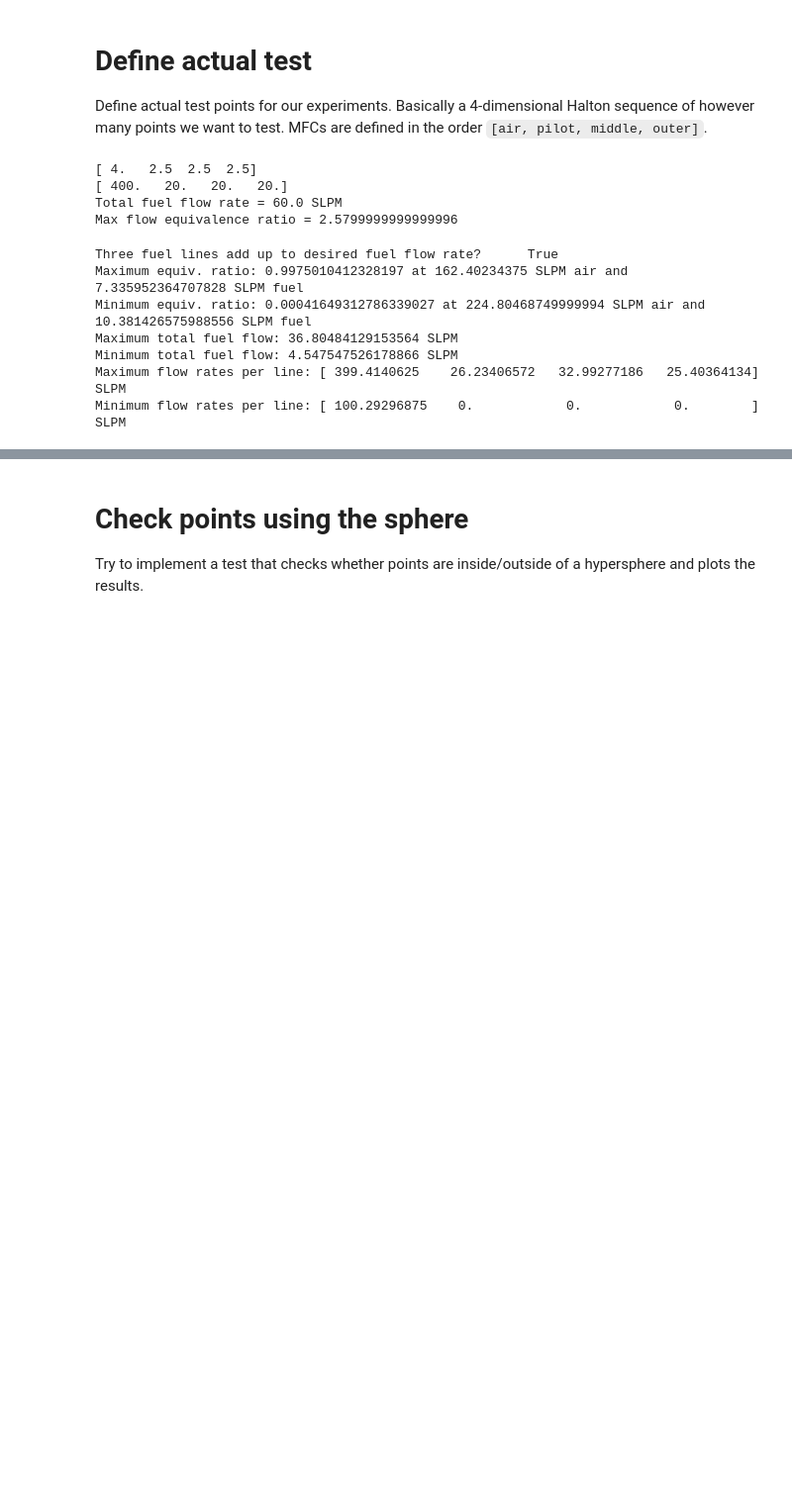
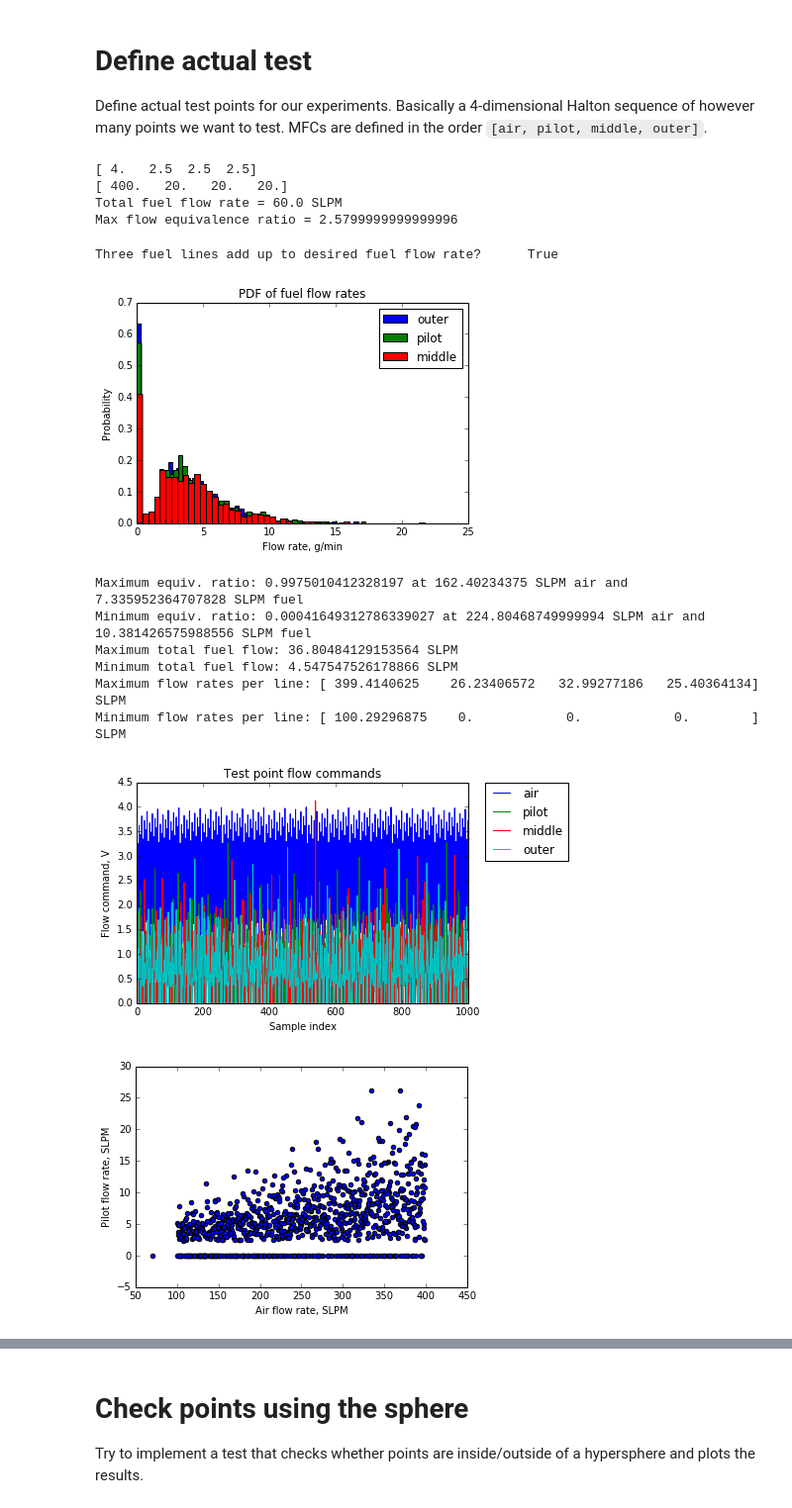
Before and after one commit to Engineero/burner_analysis, a Jupyter notebook: burner_control_notebook.ipynb, the cells around one changed output, grey strips where cells are left out. Shown at 99% size. Drawn from its saved outputs; the diff is of its cells as text; code cells hidden in the pictures; blank space fills up the shorter version.

```diff
--- a/burner_control_notebook.ipynb
+++ b/burner_control_notebook.ipynb
@@ -120,8 +120,8 @@ Max flow equivalence ratio = 2.5799999999999996
 # %%
 # Define flags
 _print = False
-_plot = False
-_save = True
+_plot = True
+_save = False
 
 # Equivalence ratio too high: try different approach
 min_vals = np.array([min_air, min_equiv, 0, 0, 0])
@@ -207,36 +207,39 @@ if _plot:
     plt.show()
 
     plt.figure()
     plt.scatter(rates[:,0], rates[:,2])
     plt.xlabel("Air flow rate, SLPM")
     plt.ylabel("Middle flow rate, SLPM")
     plt.show()
 
     plt.figure()
     plt.scatter(rates[:,0], rates[:,1])
     plt.xlabel("Air flow rate, SLPM")
     plt.ylabel("Outer flow rate, SLPM")
     plt.show()
 
     fig = plt.figure()
     ax = fig.add_subplot(111, projection='3d')  # define 3D plot object
     ax.scatter(rates[:,1], rates[:,2], rates[:,3])
     ax.set_xlim3d(0, 32)  # set the axis limits
     ax.set_ylim3d(0, 32)
     ax.set_zlim3d(0, 27)
     ax.set_xlabel("Pilot flow rate, SLPM")
     ax.set_ylabel("Middle flow rate, SLPM")
     ax.set_zlabel("Outer flow rate, SLPM")
     ax.view_init(30, 30)  # rotate the view
     plt.show()
 
 if _save:
     np.savetxt("Set_points/state_sequence_{}.txt".format(num_train), training, delimiter=":")
 # %% [output]
 Three fuel lines add up to desired fuel flow rate?      True
-Maximum equiv. ratio: 0.9975010412328197 at 162.40234375 SLPM air and 7.335952364707828 SLPM fuel
-Minimum equiv. ratio: 0.00041649312786339027 at 224.80468749999994 SLPM air and 10.381426575988556 SLPM fuel
-Maximum total fuel flow: 36.80484129153564 SLPM
-Minimum total fuel flow: 4.547547526178866 SLPM
-Maximum flow rates per line: [ 399.4140625    26.23406572   32.99277186   25.40364134] SLPM
-Minimum flow rates per line: [ 100.29296875    0.            0.            0.        ] SLPM
+[figure, added]
+Maximum equiv. ratio: 0.9975010412328197 at 162.40234375 SLPM air and 7.335952364707828 SLPM fuel
+Minimum equiv. ratio: 0.00041649312786339027 at 224.80468749999994 SLPM air and 10.381426575988556 SLPM fuel
+Maximum total fuel flow: 36.80484129153564 SLPM
+Minimum total fuel flow: 4.547547526178866 SLPM
+Maximum flow rates per line: [ 399.4140625    26.23406572   32.99277186   25.40364134] SLPM
+Minimum flow rates per line: [ 100.29296875    0.            0.            0.        ] SLPM
+[figure, added]
+[figure, added]
```
Also changed, not shown: parts of 1 cell of this notebook.
